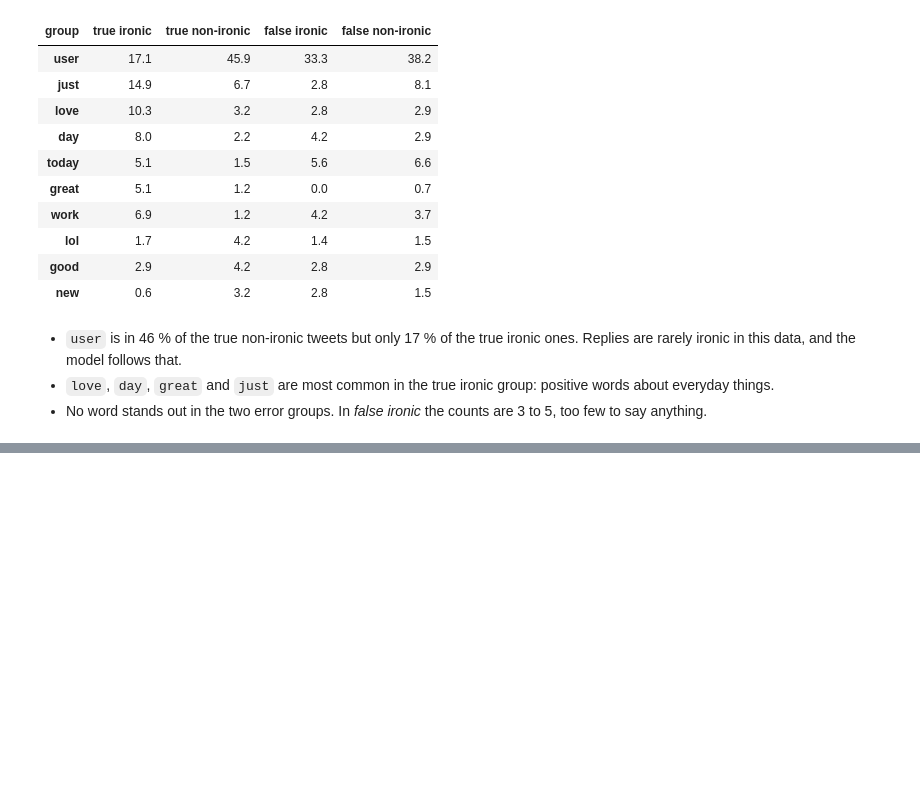
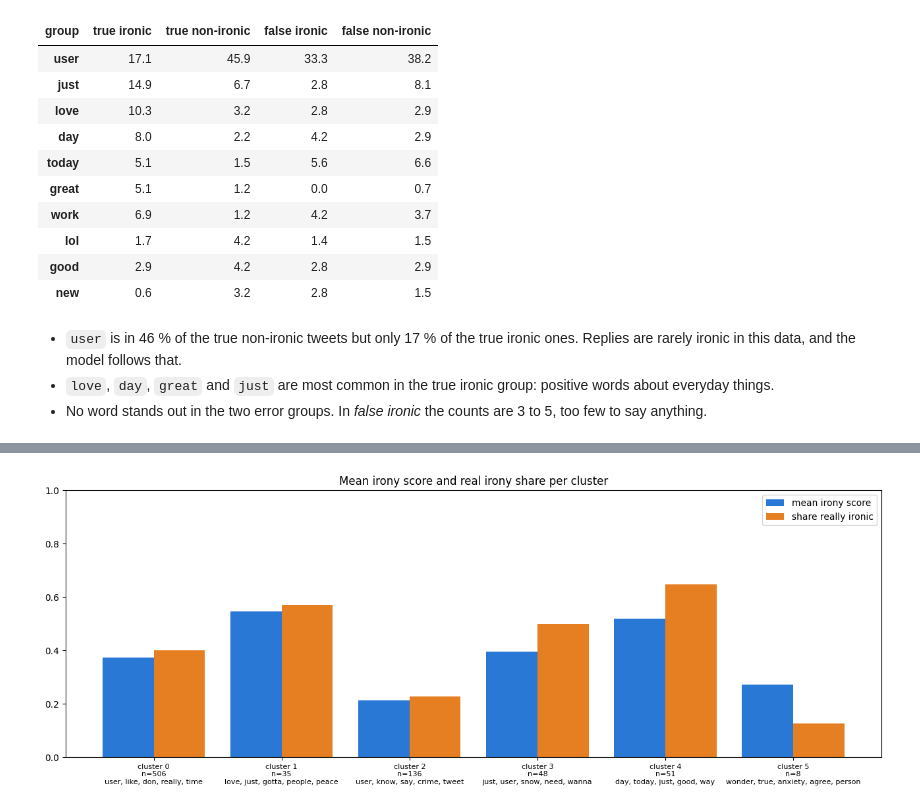
Before and after one commit to ErikLudescher/sarcasm-blindspot, a Jupyter notebook: AI_and_Vis_Project_Irony_Word_Clusters.ipynb, the cells around one changed output, grey strips where cells are left out. Saved outputs shown, nothing was run; the diff lists cells and outputs as text; code cells hidden in the pictures; blank space fills up the shorter version.

Commit message:
feat: cluster tweets with tf-idf and compare clusters to model scores

```diff
--- a/AI_and_Vis_Project_Irony_Word_Clusters.ipynb
+++ b/AI_and_Vis_Project_Irony_Word_Clusters.ipynb
@@ -171,0 +214,10 @@ share.loc[check, groups].round(1)
+# %%
+kmeans = KMeans(n_clusters=6, random_state=0, n_init=10)
+tweets["cluster"] = kmeans.fit_predict(tfidf)
+
+cluster_words = []
+for c in range(6):
+    top = kmeans.cluster_centers_[c].argsort()[::-1][:5]
+    cluster_words.append(", ".join(tfidf_words[top]))
+
+cluster_words
@@ -171,0 +233,11 @@ share.loc[check, groups].round(1)
+# %%
+summary = tweets.groupby("cluster").agg(
+    n=("text", "size"),
+    mean_score=("score", "mean"),
+    ironic_share=("label", "mean"),
+    error_rate=("error", "mean"),
+)
+summary["gap"] = summary["mean_score"] - summary["ironic_share"]
+summary["top_words"] = cluster_words
+
+summary.round(3)
@@ -171,0 +253,17 @@ share.loc[check, groups].round(1)
+# %%
+x = np.arange(6)
+tick_labels = [f"cluster {c}\nn={summary['n'][c]}\n{cluster_words[c]}" for c in range(6)]
+
+fig, ax = plt.subplots(figsize=(13, 5))
+ax.bar(x - 0.2, summary["mean_score"], width=0.4, label="mean irony score", color="#2a78d6")
+ax.bar(x + 0.2, summary["ironic_share"], width=0.4, label="share really ironic", color="#e67e22")
+
+ax.set_xticks(x)
+ax.set_xticklabels(tick_labels, fontsize=8)
+ax.set_ylim(0, 1)
+ax.set_title("Mean irony score and real irony share per cluster")
+ax.legend()
+fig.tight_layout()
+plt.show()
+# %% [output]
+[figure, added]
```
Also changed, not shown: parts of 6 cells of this notebook.
